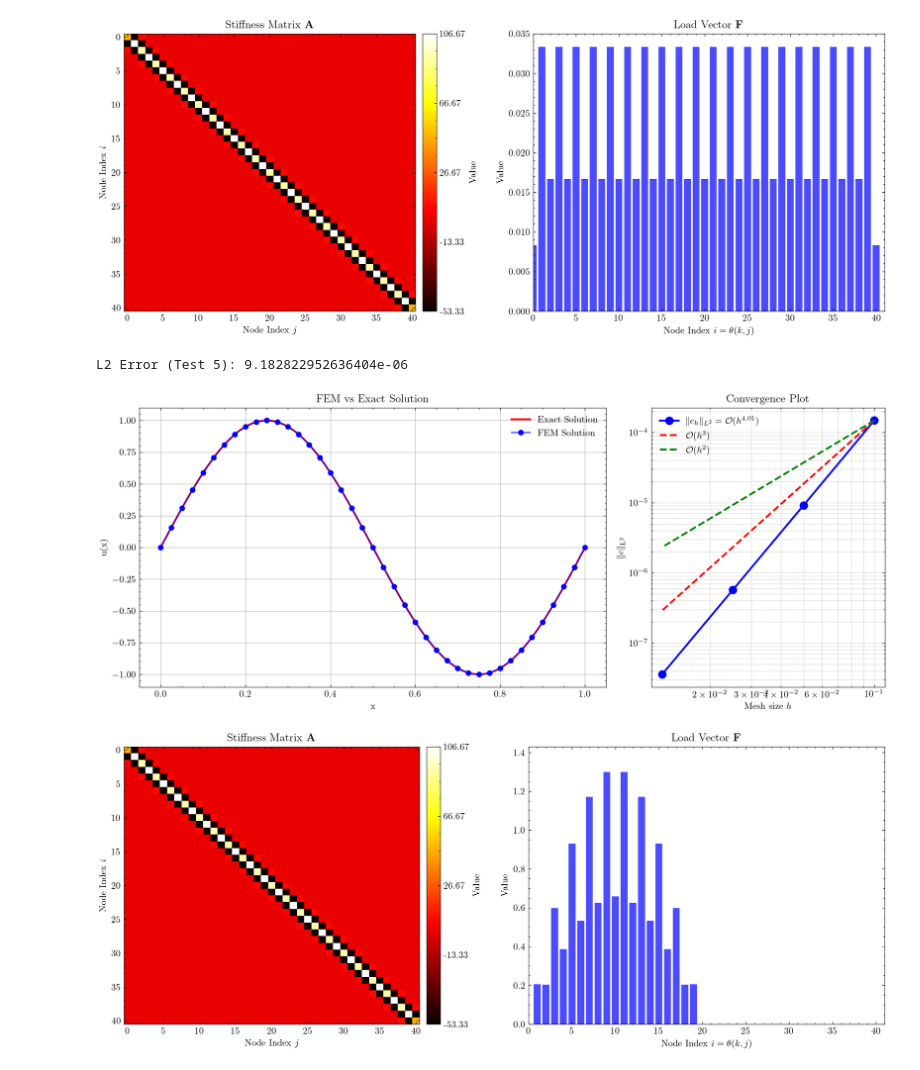
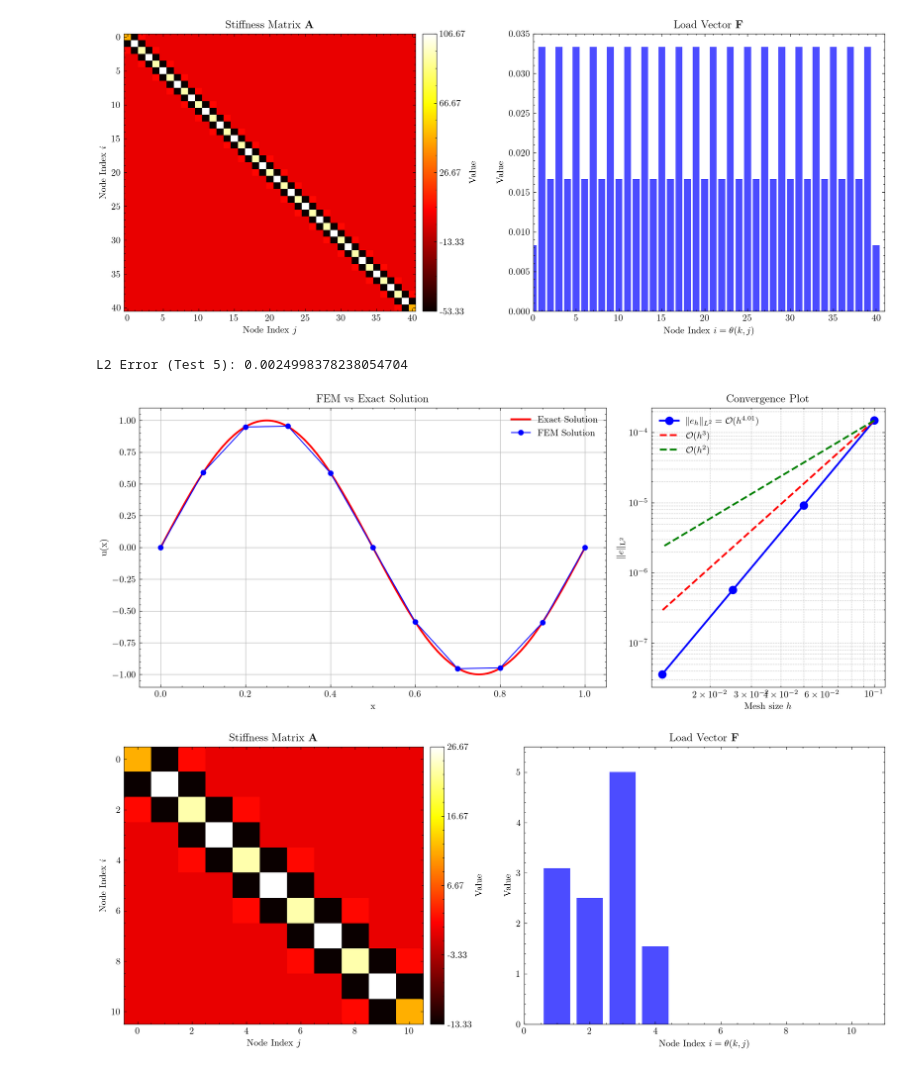
Before and after one commit to TrymSaether/TMA4212-Project-2-FEM, a Jupyter notebook: main.ipynb, the cells around one changed output. Cells and saved outputs as stored; diff of their text form; code cells hidden in the pictures.

```diff
--- a/main.ipynb
+++ b/main.ipynb
@@ -174,14 +174,14 @@ solver.plot_stiffness_matrix_and_load_vector()
 # %%
 
 f2 = lambda x: 4*np.pi**2 * np.sin(2*np.pi*x)
 exact2 = lambda x: np.sin(2*np.pi*x)
-solver2 = FEMPoissonSolver(M=20, f=f2, exact=exact2)
+solver2 = FEMPoissonSolver(M=5, f=f2, exact=exact2)
 solver2.assemble()
 solver2.solve()
 print("L2 Error (Test 5):", solver2.L2_error())
 solver2.plot(fine_mesh=200, name='2')
 solver2.plot_stiffness_matrix_and_load_vector()
 # %% [output]
-L2 Error (Test 5): 9.182822952636404e-06
+L2 Error (Test 5): 0.0024998378238054704
-[figure, old version]
+[figure, new version]
-[figure, old version]
+[figure, new version]
```
Also changed, not shown: parts of 1 cell of this notebook, 5 other files.
